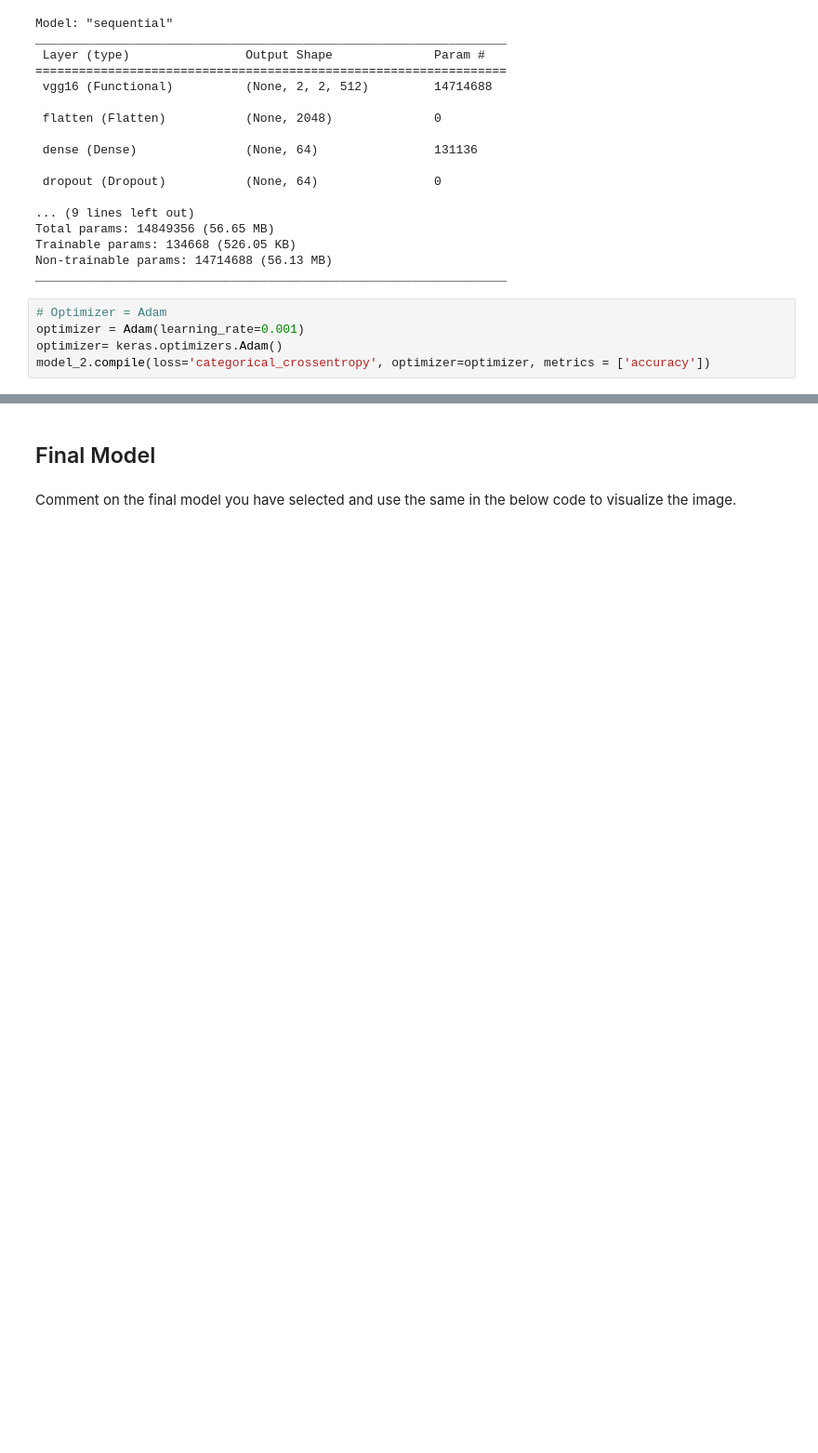
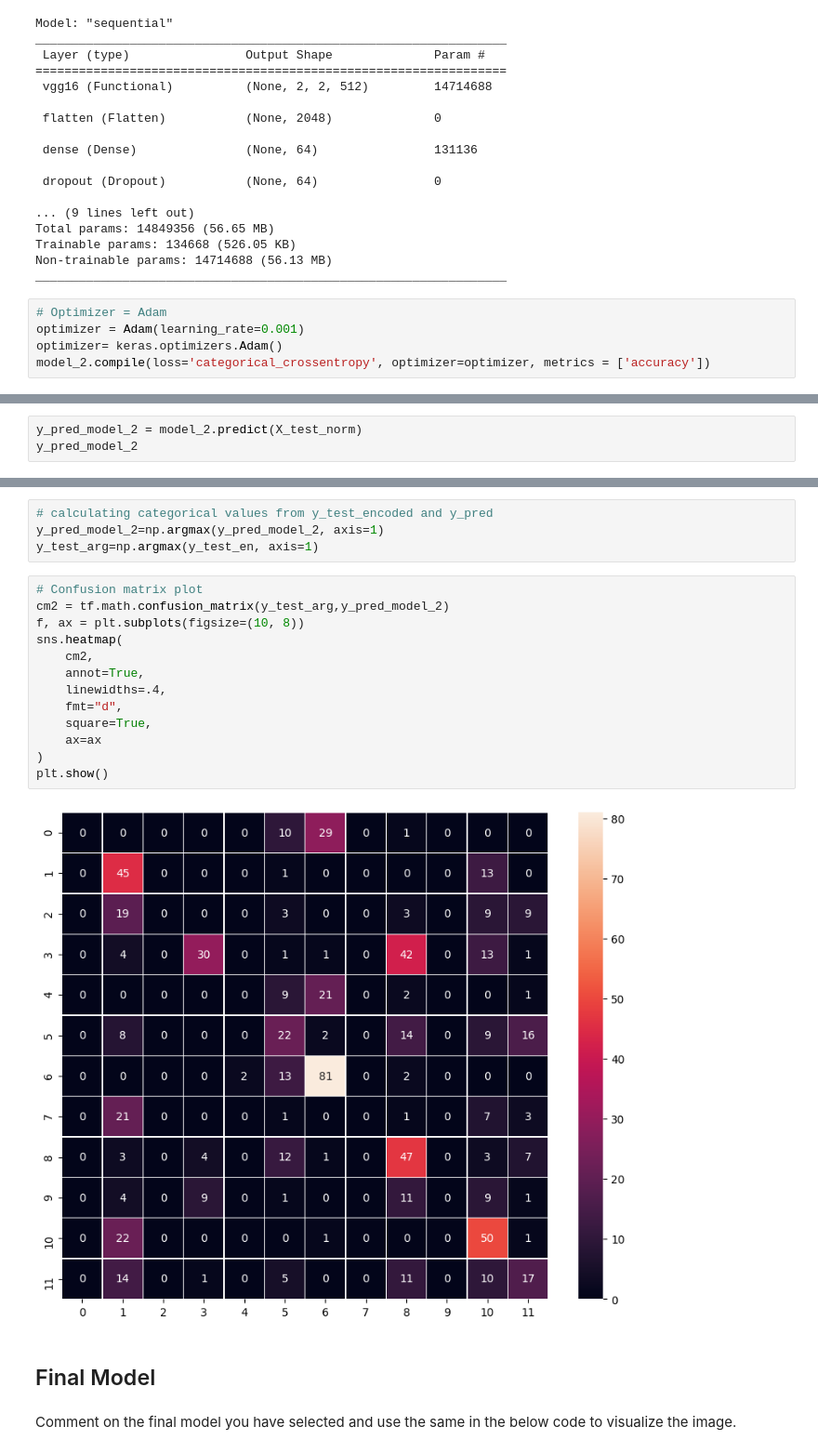
Before and after one commit to biorsrch18/Computer-vision, a Jupyter notebook: CV_Project_Full_Code_Notebook.ipynb, the cells around one changed output, grey strips where cells are left out. Shown at 93% size. Drawn from its saved outputs; the diff is of its cells as text; blank space fills up the shorter version.

```diff
--- a/CV_Project_Full_Code_Notebook.ipynb
+++ b/CV_Project_Full_Code_Notebook.ipynb
@@ -703,0 +751,3 @@ Epoch 52/80
+# %%
+y_pred_model_2 = model_2.predict(X_test_norm)
+y_pred_model_2
@@ -704,3 +769,22 @@ Epoch 52/80
+# %%
+# calculating categorical values from y_test_encoded and y_pred
+y_pred_model_2=np.argmax(y_pred_model_2, axis=1)
+y_test_arg=np.argmax(y_test_en, axis=1)
+# %%
+# Confusion matrix plot
+cm2 = tf.math.confusion_matrix(y_test_arg,y_pred_model_2)
+f, ax = plt.subplots(figsize=(10, 8))
+sns.heatmap(
+    cm2,
+    annot=True,
+    linewidths=.4,
+    fmt="d",
+    square=True,
+    ax=ax
+)
+plt.show()
+# %% [output]
+[figure, added]
 # %% [markdown]
 ## Final Model
 # %% [markdown]
```
Also changed, not shown: parts of 20 cells of this notebook.
